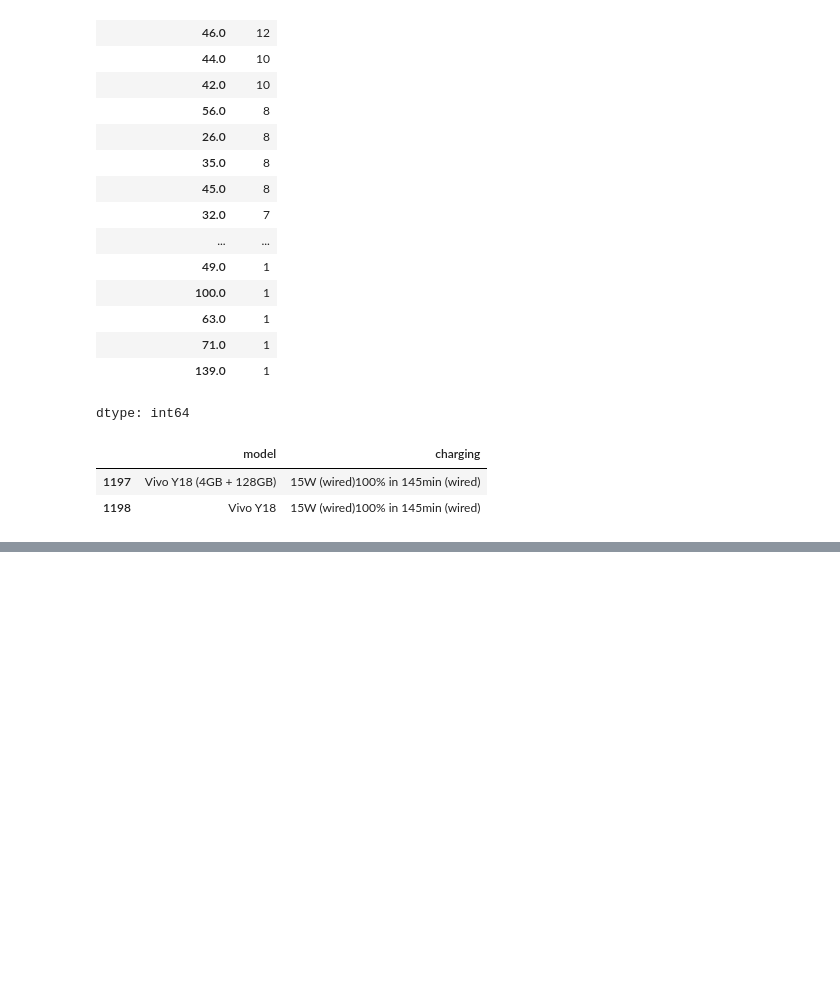
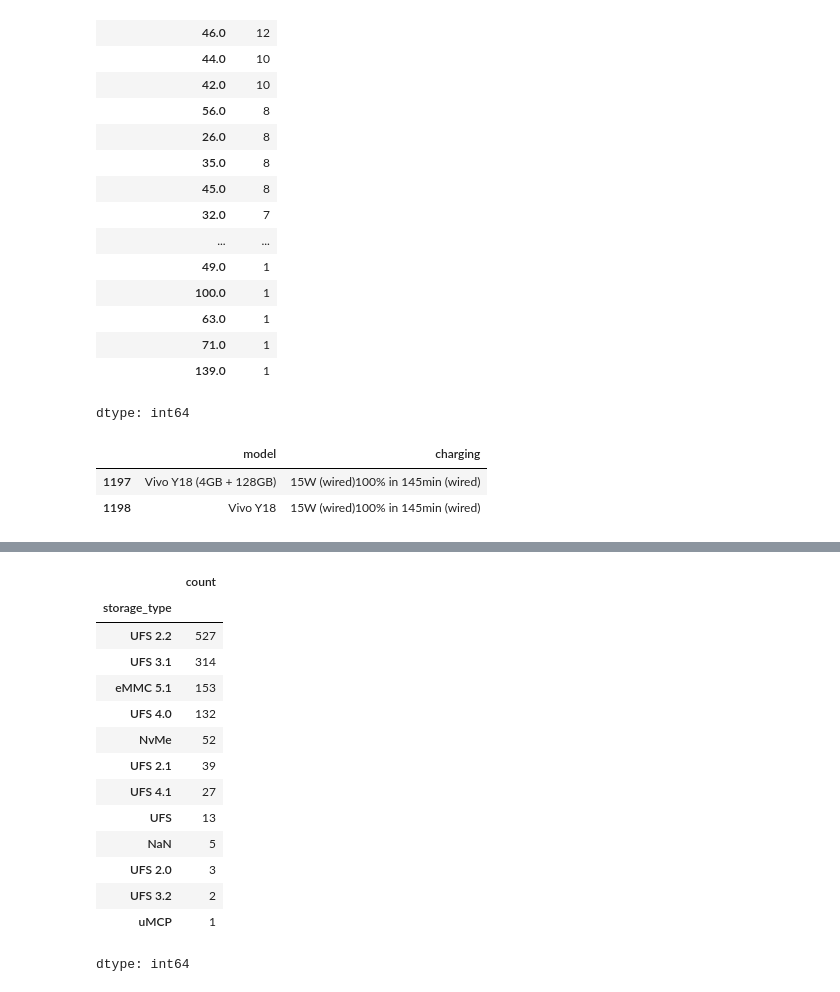
Before and after one commit to rajeshxdatascience/smartphone-recommender-system, a Jupyter notebook: SpecLens_AI_Data_Engineering.ipynb, the cells around one changed output, grey strips where cells are left out. Drawn from its saved outputs; the diff is of its cells as text; code cells hidden in the pictures; blank space fills up the shorter version.

```diff
--- a/SpecLens_AI_Data_Engineering.ipynb
+++ b/SpecLens_AI_Data_Engineering.ipynb
@@ -4704,0 +4746,6 @@ df[df['wired_full_charge_time'] == 145][['model','charging']]
+# %%
+df['rom'] = df['storage'].str.split(',').str.get(0).str.replace('GB','')
+# %%
+df['rom'] = df['rom'].str.replace('1TB','1024')
+df['rom'] = df['rom'].str.replace('2TB','2048')
+df['rom'] = df['rom'].astype(int)
@@ -4704,0 +4765,20 @@ df[df['wired_full_charge_time'] == 145][['model','charging']]
+# %%
+df['storage_type'] = df['storage'].str.split(',').str.get(1).str.strip()
+# %%
+df['storage_type'].value_counts(dropna=False)
+# %% [output]
+|  | count |
+| storage_type |  |
+| UFS 2.2 | 527 |
+| UFS 3.1 | 314 |
+| eMMC 5.1 | 153 |
+| UFS 4.0 | 132 |
+| NvMe | 52 |
+| UFS 2.1 | 39 |
+| UFS 4.1 | 27 |
+| UFS | 13 |
+| NaN | 5 |
+| UFS 2.0 | 3 |
+| UFS 3.2 | 2 |
+| uMCP | 1 |
+dtype: int64
```
Also changed, not shown: parts of 5 cells of this notebook.
